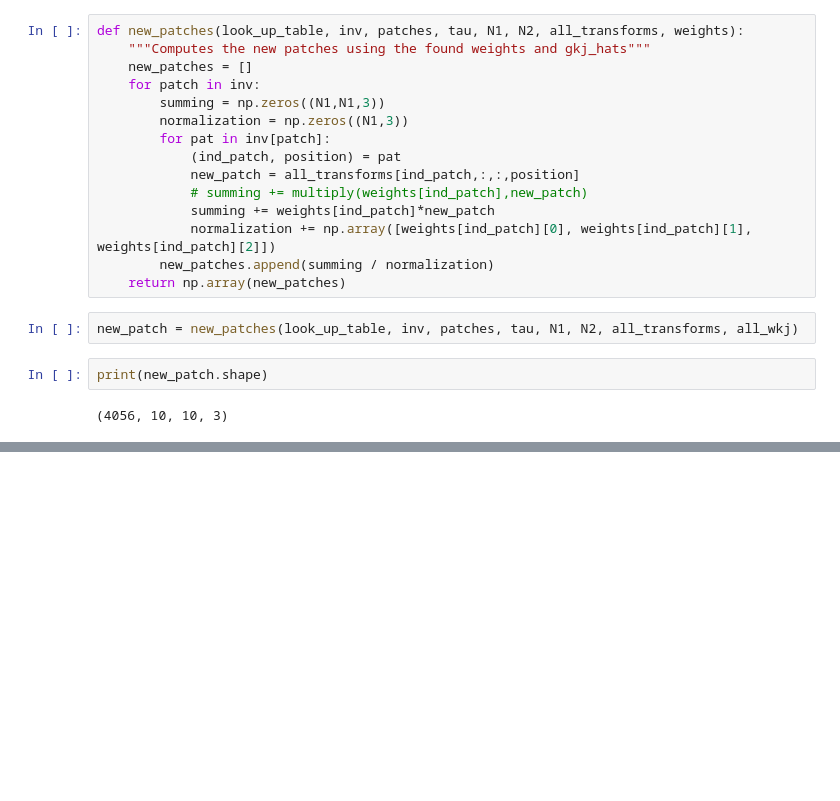
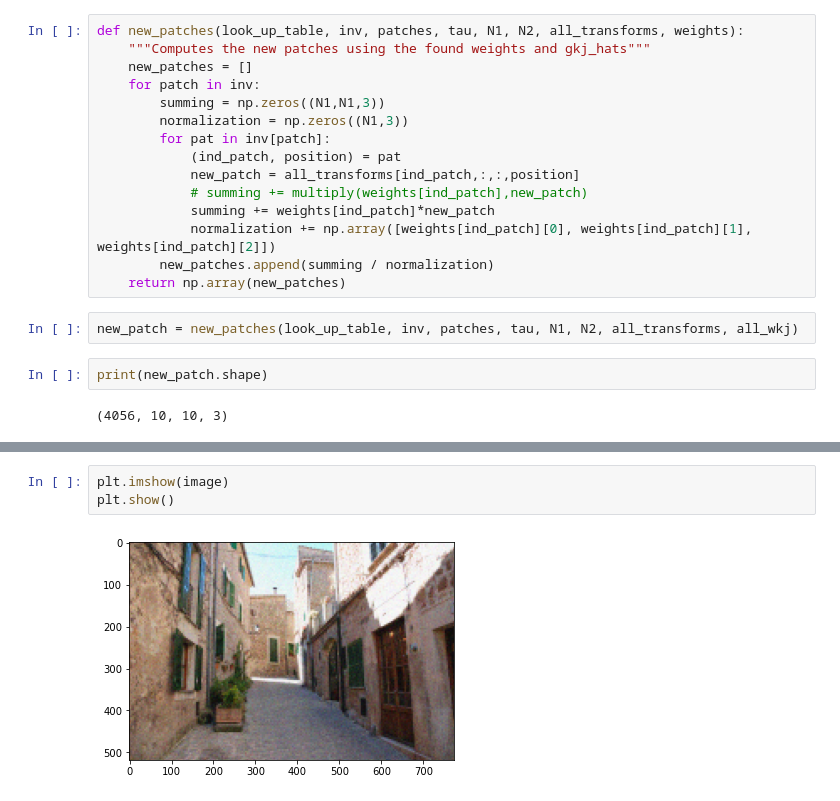
Before and after one commit to fdlci/Imagerie-projet, a Jupyter notebook: NLF_3D.ipynb, the cells around one changed output, grey strips where cells are left out. Cells and saved outputs as stored; diff of their text form; blank space fills up the shorter version.

```diff
--- a/NLF_3D.ipynb
+++ b/NLF_3D.ipynb
@@ -280,0 +334,5 @@ print(new_img[0:10,0,0])
+# %%
+plt.imshow(image)
+plt.show()
+# %% [output]
+[figure, added]
```
Also changed, not shown: parts of 17 cells of this notebook, 11 other files.
